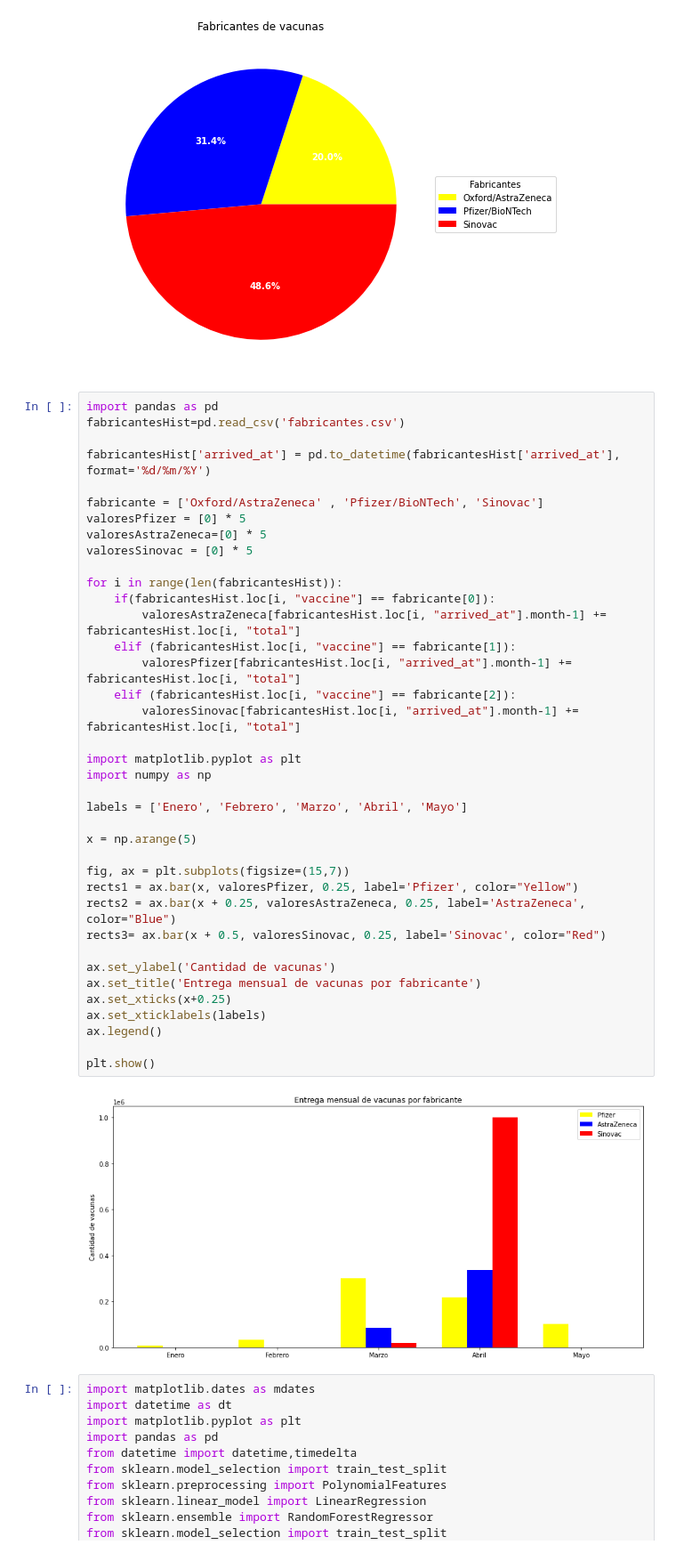
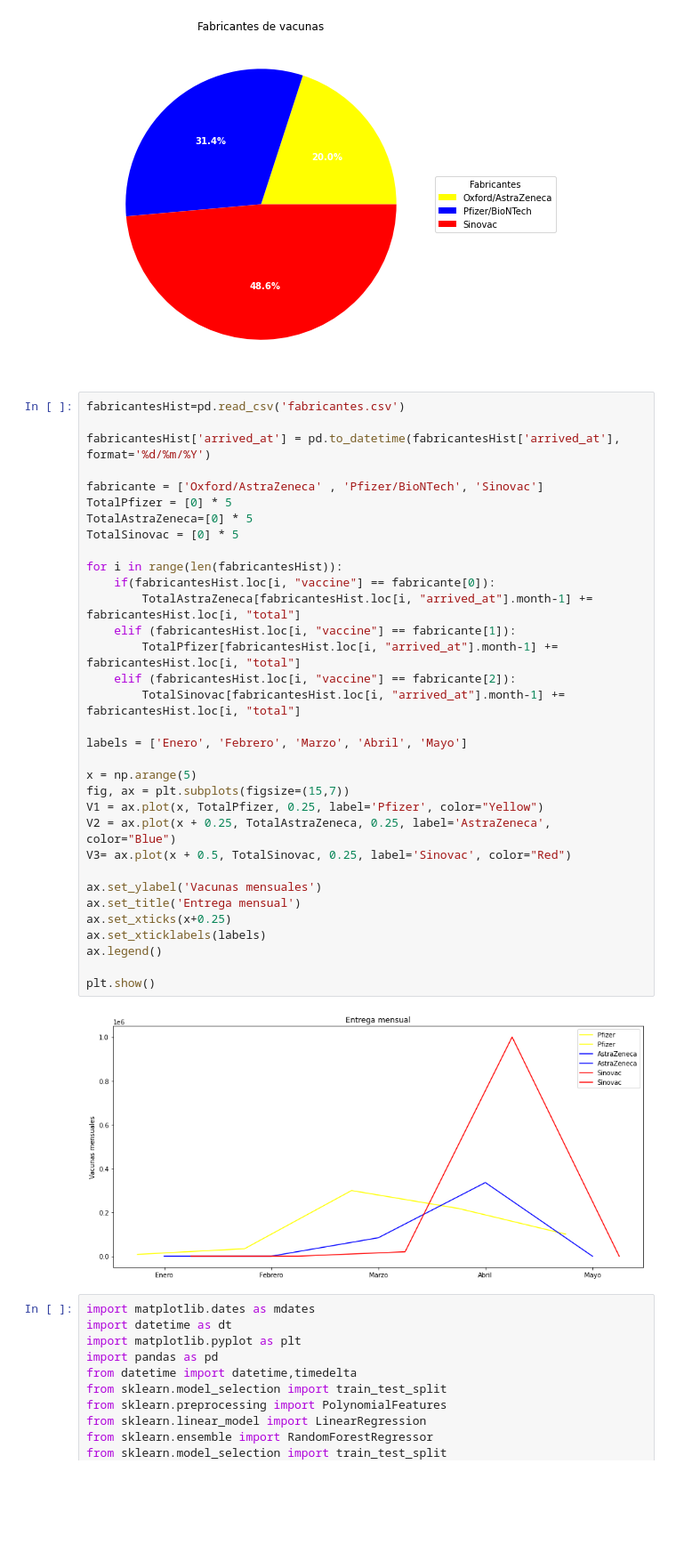
Before and after one commit to paulogonzalez5679/Simulacion_De_Datos_Python, a Jupyter notebook: Prueba 1/Cuadernos/Prueba1.ipynb, the cells around one changed output. Shown: that part at 89% size. Cells and saved outputs as stored; diff of their text form; blank space fills up the shorter version.

```diff
--- a/Prueba 1/Cuadernos/Prueba1.ipynb
+++ b/Prueba 1/Cuadernos/Prueba1.ipynb
@@ -88,45 +88,40 @@ plt.show()
 # %% [output]
 [figure]
 # %%
-import pandas as pd
 fabricantesHist=pd.read_csv('fabricantes.csv')
 
 fabricantesHist['arrived_at'] = pd.to_datetime(fabricantesHist['arrived_at'], format='%d/%m/%Y')
 
 fabricante = ['Oxford/AstraZeneca' , 'Pfizer/BioNTech', 'Sinovac']
-valoresPfizer = [0] * 5
-valoresAstraZeneca=[0] * 5
-valoresSinovac = [0] * 5
+TotalPfizer = [0] * 5
+TotalAstraZeneca=[0] * 5
+TotalSinovac = [0] * 5
 
 for i in range(len(fabricantesHist)):
     if(fabricantesHist.loc[i, "vaccine"] == fabricante[0]):
-        valoresAstraZeneca[fabricantesHist.loc[i, "arrived_at"].month-1] += fabricantesHist.loc[i, "total"]
+        TotalAstraZeneca[fabricantesHist.loc[i, "arrived_at"].month-1] += fabricantesHist.loc[i, "total"]
     elif (fabricantesHist.loc[i, "vaccine"] == fabricante[1]):
-        valoresPfizer[fabricantesHist.loc[i, "arrived_at"].month-1] += fabricantesHist.loc[i, "total"]
+        TotalPfizer[fabricantesHist.loc[i, "arrived_at"].month-1] += fabricantesHist.loc[i, "total"]
     elif (fabricantesHist.loc[i, "vaccine"] == fabricante[2]):
-        valoresSinovac[fabricantesHist.loc[i, "arrived_at"].month-1] += fabricantesHist.loc[i, "total"]
-
-import matplotlib.pyplot as plt
-import numpy as np
+        TotalSinovac[fabricantesHist.loc[i, "arrived_at"].month-1] += fabricantesHist.loc[i, "total"]
 
 labels = ['Enero', 'Febrero', 'Marzo', 'Abril', 'Mayo']
 
 x = np.arange(5)
+fig, ax = plt.subplots(figsize=(15,7))
+V1 = ax.plot(x, TotalPfizer, 0.25, label='Pfizer', color="Yellow")
+V2 = ax.plot(x + 0.25, TotalAstraZeneca, 0.25, label='AstraZeneca', color="Blue")
+V3= ax.plot(x + 0.5, TotalSinovac, 0.25, label='Sinovac', color="Red")
 
-fig, ax = plt.subplots(figsize=(15,7))
-rects1 = ax.bar(x, valoresPfizer, 0.25, label='Pfizer', color="Yellow")
-rects2 = ax.bar(x + 0.25, valoresAstraZeneca, 0.25, label='AstraZeneca', color="Blue")
-rects3= ax.bar(x + 0.5, valoresSinovac, 0.25, label='Sinovac', color="Red")
-
-ax.set_ylabel('Cantidad de vacunas')
-ax.set_title('Entrega mensual de vacunas por fabricante')
+ax.set_ylabel('Vacunas mensuales')
+ax.set_title('Entrega mensual')
 ax.set_xticks(x+0.25)
 ax.set_xticklabels(labels)
 ax.legend()
 
 plt.show()
 # %% [output]
-[figure, old version]
+[figure, new version]
 # %%
 import matplotlib.dates as mdates
 import datetime as dt
```
Also changed, not shown: parts of 12 cells of this notebook, 3 other files.
